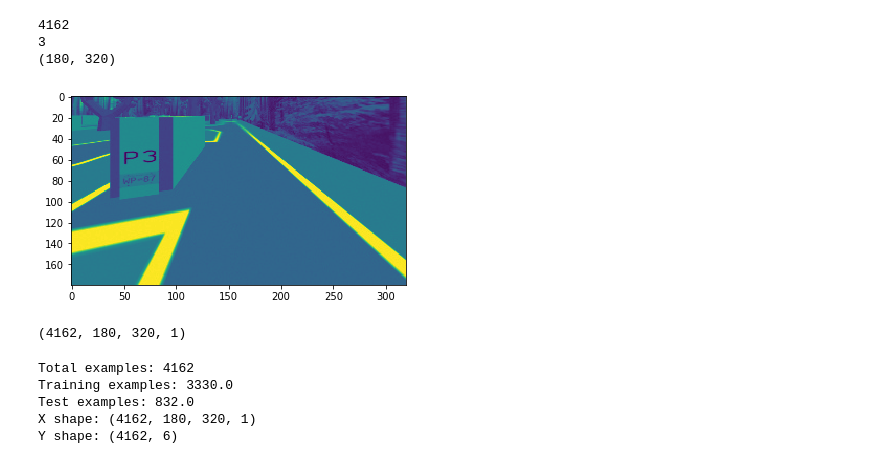
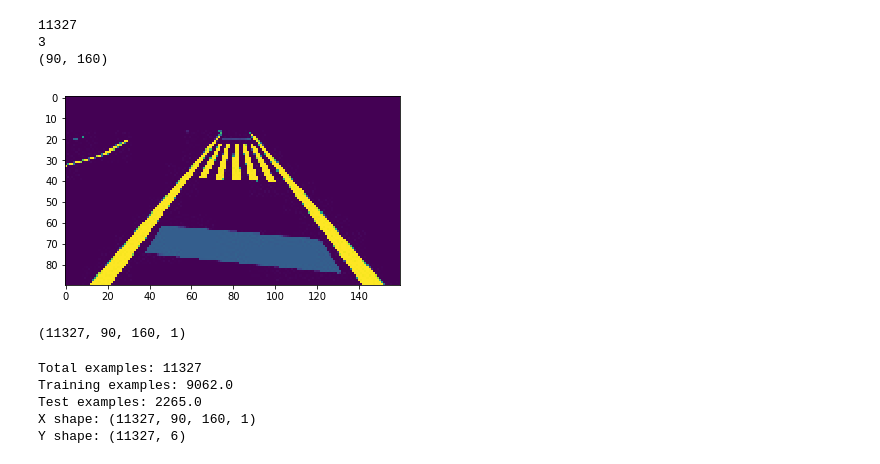
Before and after one commit to nullcline/enph353-competition, a Jupyter notebook: train.ipynb, the cells around one changed output. Drawn from its saved outputs; the diff is of its cells as text; code cells hidden in the pictures.

```diff
--- a/train.ipynb
+++ b/train.ipynb
@@ -11,7 +11,7 @@ import tensorflow as tf
 import wandb
 from wandb.keras import WandbCallback
 
-path = "/home/andrew/ros_ws/src/2020T1_competition/controller/ol_3"
+path = "/home/andrew/ros_ws/src/2020T1_competition/controller/prev"
 labels = ['00', '01', '02', '10', '11', '12'] # one label representing each combination of foward and turning
 # %%
 img_sets = []
@@ -25,26 +25,26 @@ for filename in os.listdir(path):
         img_sets.append(np.array([[img, labels.index(label)]]))
 
         # todo: make this less ugly
-        h, w = img.shape
-        img = img.reshape(h, w, 1)
-        img_aug = tf.keras.preprocessing.image.apply_affine_transform(img, theta=randint(-2,2), tx=randint(0,5),
-                                                                ty=randint(0,5), shear=randint(-10,10), row_axis=0, col_axis=1,
-                                                                fill_mode='nearest', cval=0.0, order=1)
-        img_aug = img.reshape(h, w)
-        img_sets.append(np.array([[img_aug, labels.index(label)]]))
+        # h, w = img.shape
+        # img = img.reshape(h, w, 1)
+        # img_aug = tf.keras.preprocessing.image.apply_affine_transform(img, theta=randint(-2,2), tx=0,
+        #                                                         ty=0, shear=randint(-10,10), row_axis=0, col_axis=1,
+        #                                                         fill_mode='nearest', cval=0.0, order=1)
+        # img_aug = img.reshape(h, w)
+        # img_sets.append(np.array([[img_aug, labels.index(label)]]))
 # %%
 # making sure things are cool and good
-n = 1
+n = 100
 plt.imshow(img_sets[n][0][0])
 plt.show
 print(len(img_sets))
 print(img_sets[n][0][1])
 print(img_sets[n][0][0].shape)
 # %% [output]
-4162
+11327
 3
-(180, 320)
+(90, 160)
-[figure, old version]
+[figure, new version]
 # %%
 all_dataset = np.concatenate(img_sets, axis=0)
 np.random.shuffle(all_dataset)
@@ -69,7 +69,7 @@ n, h, w = X_dataset.shape
 X_dataset = X_dataset.reshape(n, h, w, 1)
 print(X_dataset.shape)
 # %% [output]
-(4162, 180, 320, 1)
+(11327, 90, 160, 1)
 # %%
 VALIDATION_SPLIT = 0.2
 
@@ -80,11 +80,11 @@ print("Total examples: {}\nTraining examples: {}\nTest examples: {}".
 print("X shape: " + str(X_dataset.shape))
 print("Y shape: " + str(Y_dataset.shape))
 # %% [output]
-Total examples: 4162
-Training examples: 3330.0
-Test examples: 832.0
-X shape: (4162, 180, 320, 1)
-Y shape: (4162, 6)
+Total examples: 11327
+Training examples: 9062.0
+Test examples: 2265.0
+X shape: (11327, 90, 160, 1)
+Y shape: (11327, 6)
 # %%
 # model setup
 from tensorflow.keras import layers
```
Also changed, not shown: parts of 7 cells of this notebook, 4 other files.
